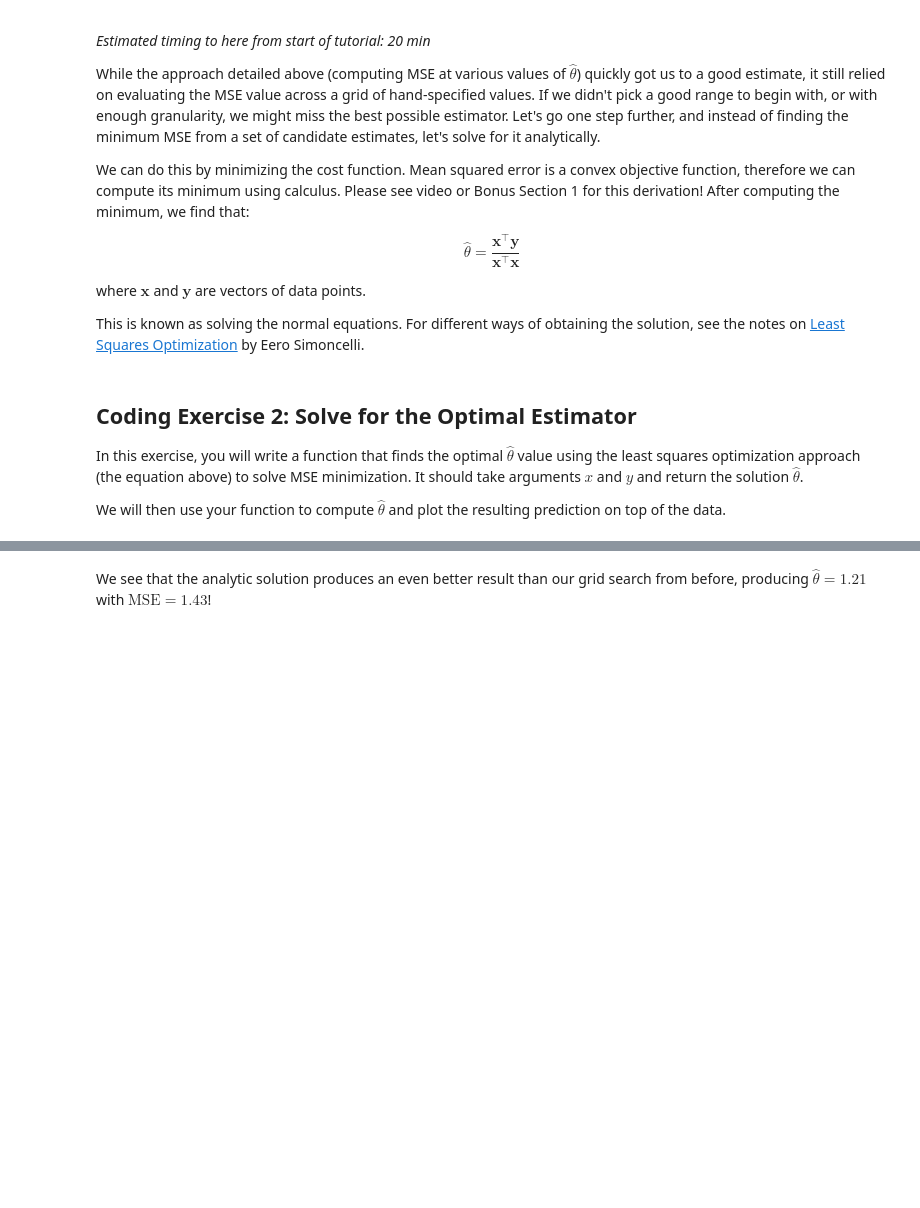
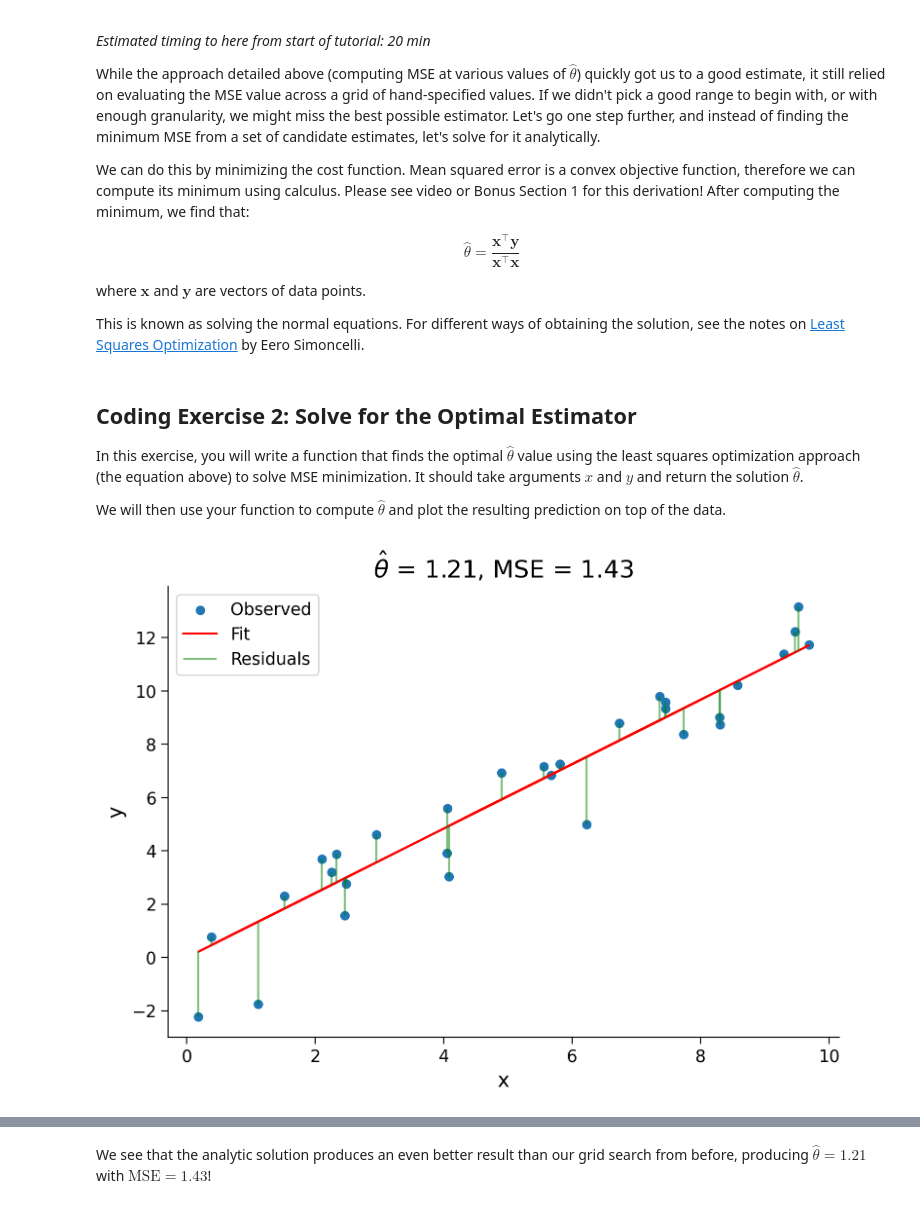
Before and after one commit to YITRALOP/NMA, a Jupyter notebook: tutorials/W1D2_ModelFitting/student/W1D2_Tutorial1.ipynb, the cells around one changed output, grey strips where cells are left out. Saved outputs shown, nothing was run; the diff lists cells and outputs as text; code cells hidden in the pictures; blank space fills up the shorter version.

```diff
--- a/tutorials/W1D2_ModelFitting/student/W1D2_Tutorial1.ipynb
+++ b/tutorials/W1D2_ModelFitting/student/W1D2_Tutorial1.ipynb
@@ -368,32 +366,34 @@ We will then use your function to compute $\hat{\theta}$ and plot the resulting
 # %%
 def solve_normal_eqn(x, y):
   """Solve the normal equations to produce the value of theta_hat that minimizes
     MSE.
 
     Args:
     x (ndarray): An array of shape (samples,) that contains the input values.
     y (ndarray): An array of shape (samples,) that contains the corresponding
       measurement values to the inputs.
 
   Returns:
     float: the value for theta_hat arrived from minimizing MSE
   """
 
   ################################################################################
   ## TODO for students: solve for the best parameter using least squares
   # Fill out function and remove
-  raise NotImplementedError("Student exercise: solve for theta_hat using least squares")
+  # raise NotImplementedError("Student exercise: solve for theta_hat using least squares")
   ################################################################################
 
   # Compute theta_hat analytically
-  theta_hat = ...
+  theta_hat = np.sum(x * y) / np.sum(x**2)
 
   return theta_hat
 
 
 theta_hat = solve_normal_eqn(x, y)
 y_hat = theta_hat * x
 plot_observed_vs_predicted(x, y, y_hat, theta_hat)
+# %% [output]
+[figure, added]
 # %% [markdown]
 [*Click for solution*](https://github.com/NeuromatchAcademy/course-content/tree/main/tutorials/W1D2_ModelFitting/solutions/W1D2_Tutorial1_Solution_7a89ba24.py)
 
```
Also changed, not shown: parts of 3 cells of this notebook.
